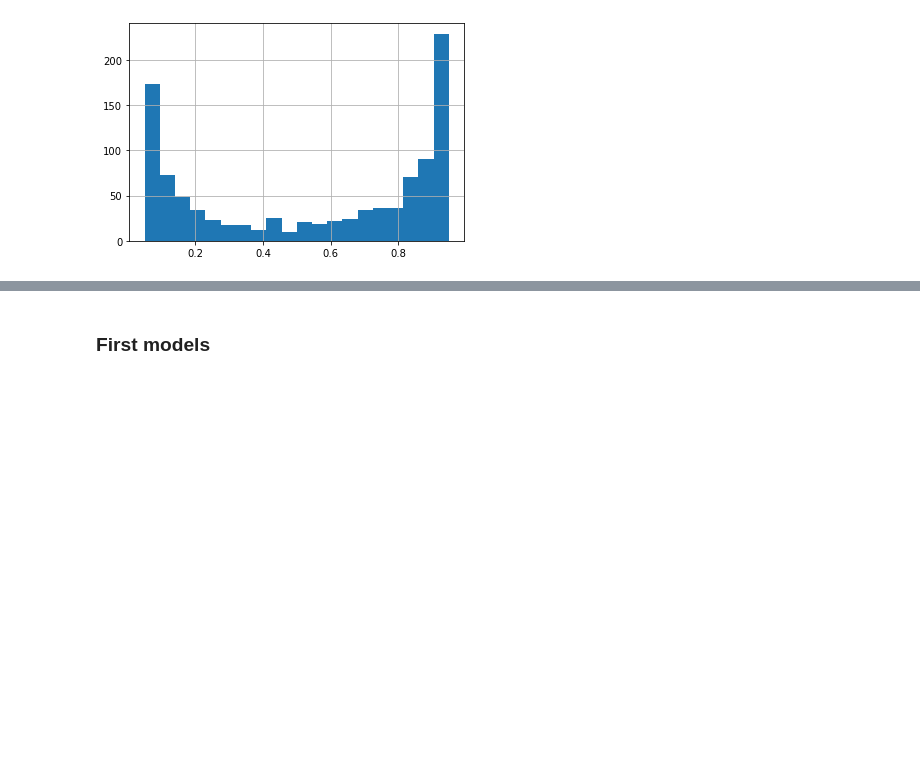
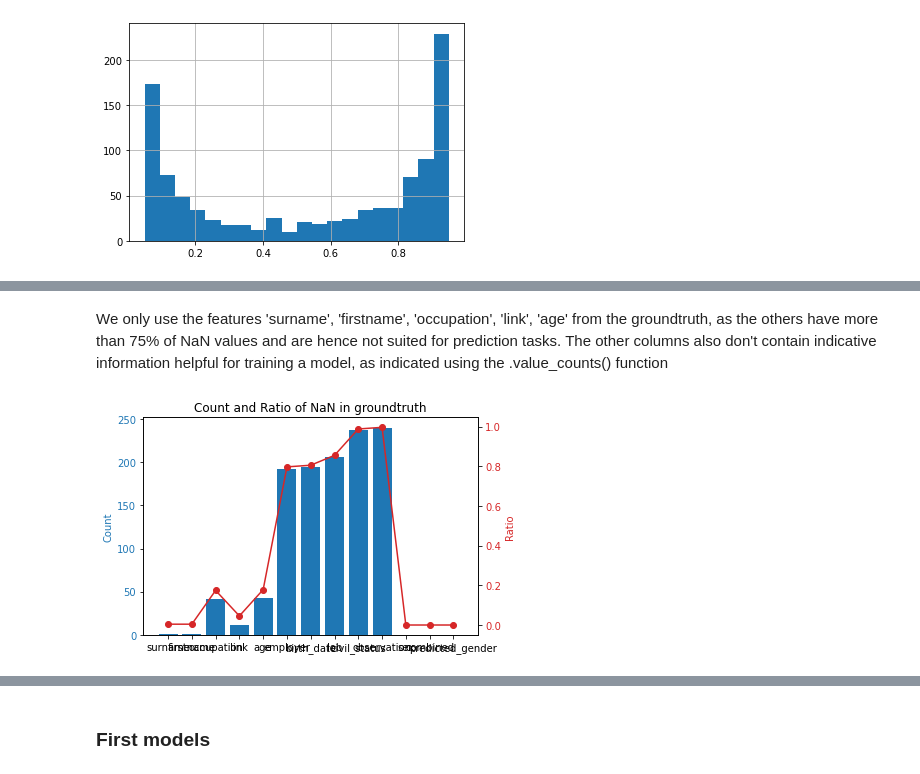
Before and after one commit to timtheuz/nlp_ensae_projet, a Jupyter notebook: main.ipynb, the cells around one changed output, grey strips where cells are left out. Cells and saved outputs as stored; diff of their text form; code cells hidden in the pictures; blank space fills up the shorter version.

Commit message:
further models and results as csv added

```diff
--- a/main.ipynb
+++ b/main.ipynb
@@ -469,5 +115,5 @@ df_groundtruth = df_dict
 # %%
-df_groundtruth['sex'] = transcriptions_with_sex.sex
-df_groundtruth
+df['sex'] = transcriptions_with_sex.sex
+df
 # %% [output]
 |  | surname | firstname | occupation | link | age | employer | birth_date | lob | civil_status | ... |
@@ -485,0 +132,4 @@ df_groundtruth
+# %%
+df_copy = df.fillna('', inplace=False)
+df['combined'] = 'firstname: ' + df_copy['firstname'] + ', link: ' + df_copy['link'] + ', occupation: ' + df_copy['occupation']
+df
@@ -485,0 +226,5 @@ df_groundtruth
+# %%
+df_descriptive = pd.DataFrame()
+df_descriptive['nan'] = df.isna().sum()
+df_descriptive['ratio_nan'] = df_descriptive.nan / 241
+df_descriptive
@@ -485,0 +246,4 @@ df_groundtruth
+# %%
+df_descriptive.index.name = 'Features'
+df_descriptive.reset_index(inplace=True)
+df_descriptive
@@ -485,0 +265,29 @@ df_groundtruth
+# %% [markdown]
+We only use the features 'surname', 'firstname', 'occupation', 'link', 'age' from the groundtruth, as the others have more than 75% of NaN values and are hence not suited for prediction tasks. The other columns also don't contain indicative information helpful for training a model, as indicated using the .value_counts() function
+# %%
+# Plot
+fig, ax1 = plt.subplots()
+
+# Bar plot
+color = 'tab:blue'
+#ax1.set_xlabel('Bla')
+ax1.set_ylabel('Count', color=color)
+ax1.bar(df_descriptive.Features, df_descriptive['nan'], color=color)
+ax1.tick_params(axis='y', labelcolor=color)
+
+# Twin axes
+ax2 = ax1.twinx()
+color = 'tab:red'
+ax2.set_ylabel('Ratio', color=color)
+ax2.plot(df_descriptive.Features, df_descriptive['ratio_nan'], color=color, marker='o')
+ax2.tick_params(axis='y', labelcolor=color)
+
+# Title and labels
+plt.title('Count and Ratio of NaN in groundtruth')
+plt.xlabel('Feature')
+plt.xticks(rotation=75)
+
+# Display the plot
+plt.show()
+# %% [output]
+[figure, added]
```
Also changed, not shown: parts of 98 cells of this notebook, 5 other files.
